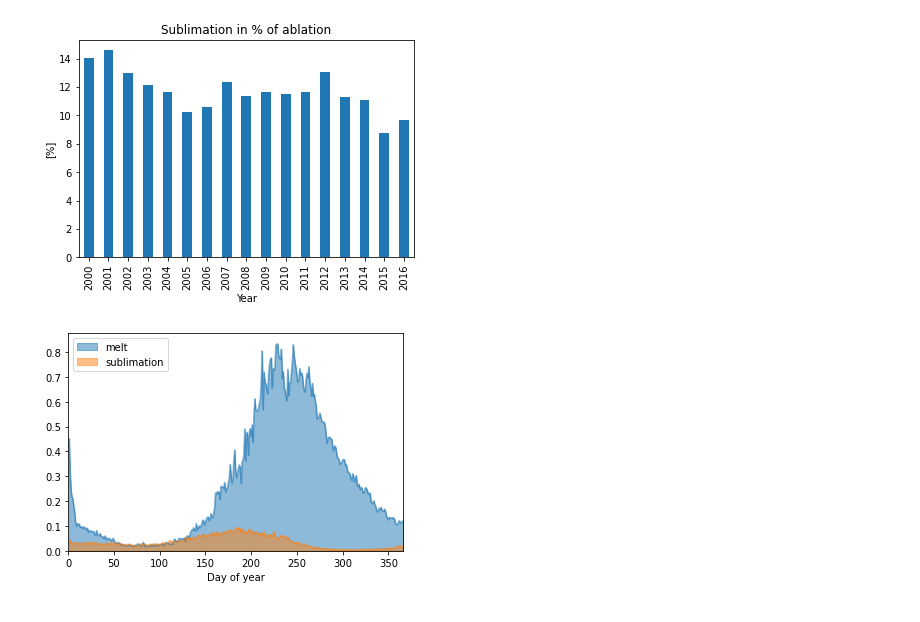
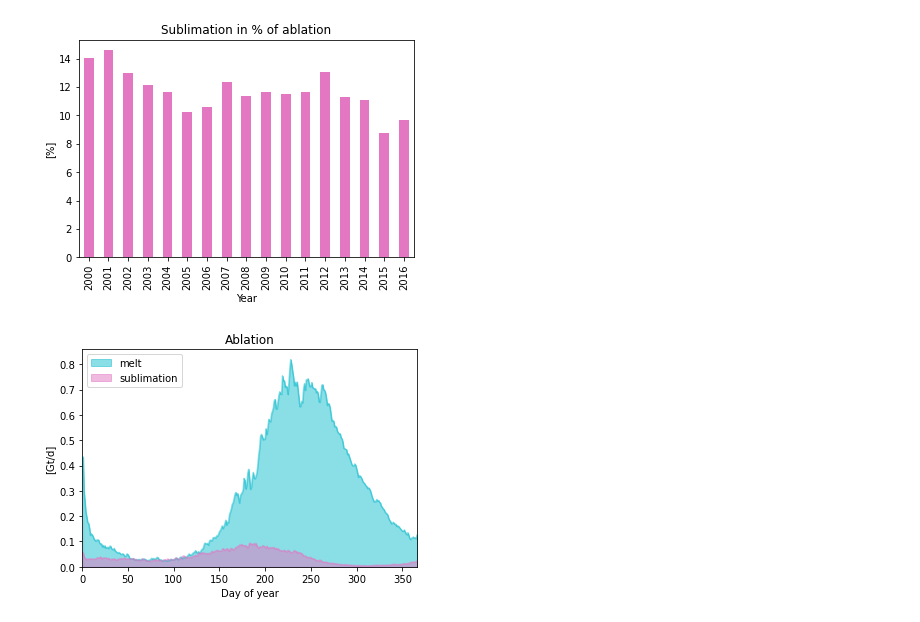
Before and after one commit to sgascoin/HMA-Snow-Reanalysis-scripts, a Jupyter notebook: hmasr-plot.ipynb, the cells around one changed output. Cells and saved outputs as stored; diff of their text form; code cells hidden in the pictures.

```diff
--- a/hmasr-plot.ipynb
+++ b/hmasr-plot.ipynb
@@ -92,15 +101,16 @@ ax.set(ylabel='[mm]', title='Annual snow ablation');
 # %%
 # plot sublimation:ablation ratio
 sublimRatio = 100*sublim_mm.max()/(snowmelt_mm.max()+sublim_mm.max())
-ax = sublimRatio.plot.bar()
+ax = sublimRatio.plot.bar(color='tab:pink')
 ax.set(ylabel='[%]', title='Sublimation in % of ablation');
 # %% [output]
-[figure, old version]
+[figure, new version]
 # %%
-med = pd.concat([snowmelt_Gtd.median(axis=1), sublim_Gtd.median(axis=1)], axis=1,
+med = pd.concat([snowmelt_Gtd.mean(axis=1), sublim_Gtd.mean(axis=1)], axis=1,
                keys=['melt', 'sublimation'])
-ax = med.plot.area(stacked = False)
+ax = med.plot.area(color=['tab:cyan','tab:pink'], stacked = False)
+ax.set(ylabel='[Gt/d]', title='Ablation');
 ax.set_xlim(left=t0, right=tf)
 ax.set_ylim(bottom=0);
 # %% [output]
-[figure, old version]
+[figure, new version]
```
Also changed, not shown: parts of 10 cells of this notebook.
